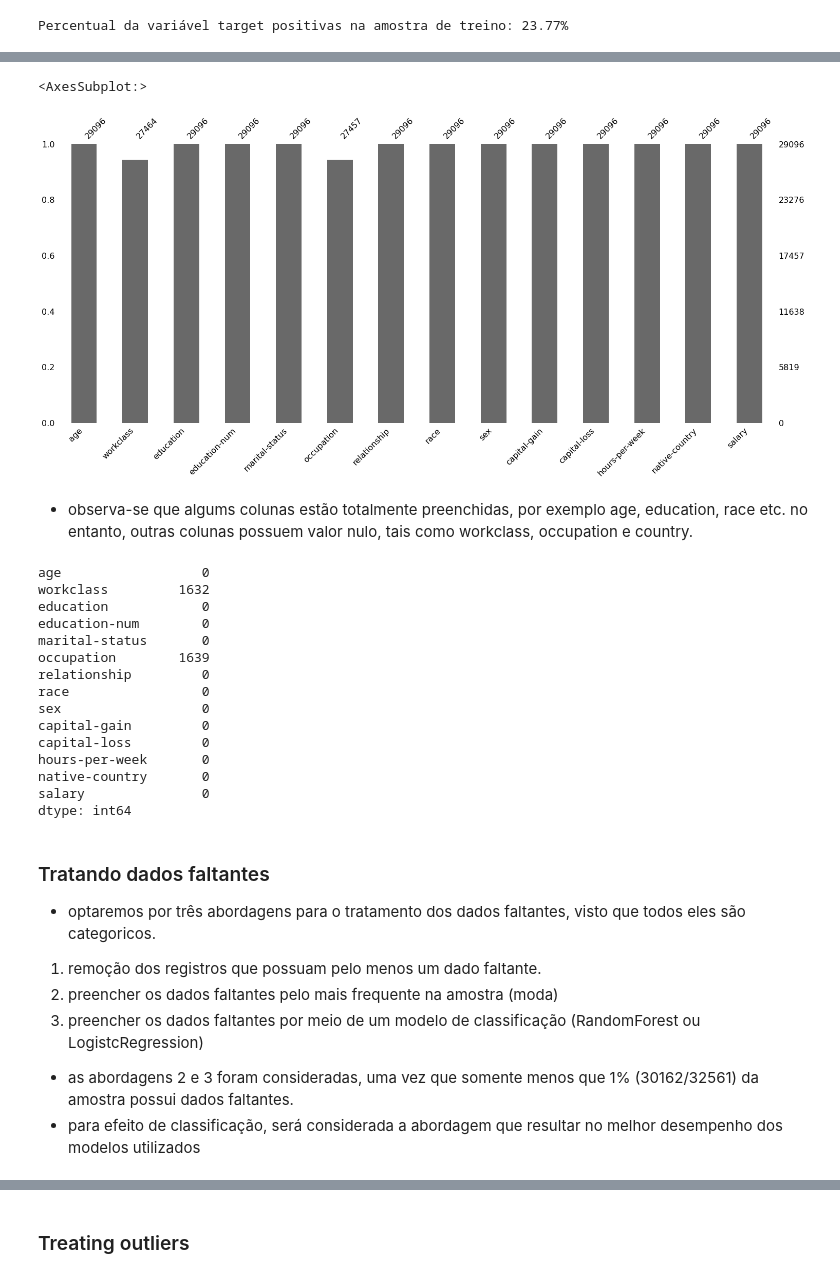
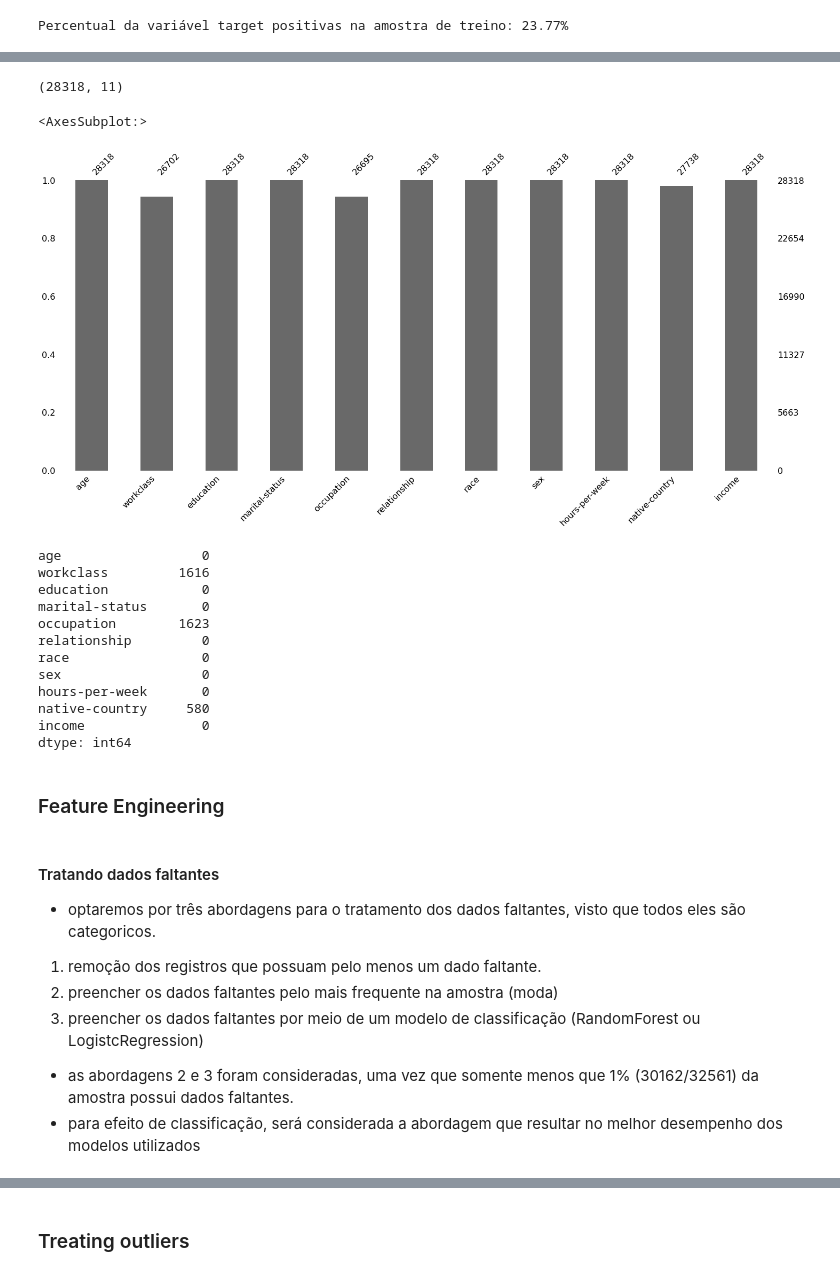
Before and after one commit to cazevedo1977/academico, a Jupyter notebook: doutorado/disciplinas/PCS5024 - Aprendizado Estatistico/homework1/adult.classification.ipynb, the cells around one changed output, grey strips where cells are left out. Cells and saved outputs as stored; diff of their text form; code cells hidden in the pictures.

Commit message:
trabalho classificação adult dataset

```diff
--- a/doutorado/disciplinas/PCS5024 - Aprendizado Estatistico/homework1/adult.classification.ipynb
+++ b/doutorado/disciplinas/PCS5024 - Aprendizado Estatistico/homework1/adult.classification.ipynb
@@ -115,11 +121,10 @@ def read_dataset(path):
     return pd.read_csv(
         path,
         index_col=None,
-
-        comment='|',  # test dataset has comment in it
-        skipinitialspace=True,  # Skip spaces after delimiter
-        na_values={              #identificamos que alguns atributos possuem '?'
-            'capital_gain': 99999,
+        comment='|',
+        skipinitialspace=True,
+        na_values={
+            'capital-gain': 99999,
             'workclass': '?',
             'native-country': '?',
             'occupation': '?',
@@ -127,26 +132,35 @@ def read_dataset(path):
     )
 
 def clean_dataset(data):
-    # Por algum motivo o dataset de teste tem um ponto (.) no final da coluna salary, sendo necessário remove-lo
-    data['salary'] = data.salary.str.rstrip('.')
+
+    #remove eventuais espaços vazios no inicio e/ou fim das colunas do tipo string 'object'
+    for i in data.columns:
+        if data[i].dtype=='object':
+            data[i] = data[i].str.strip()
+
+    # Por algum motivo o dataset de teste tem um ponto (.) no final do atributo target, sendo necessário remove-lo
+    data[target_column] = data.income.str.rstrip('.')
 
     # Remoção das colunas colunas abaixo, pois entendemos que elas não são
     # relevantes para classificação.
     data = data.drop('fnlwgt', axis=1)
-    data = data.drop('education.num', axis=1)
+    data = data.drop('education-num', axis=1)
     data = data.drop('capital-gain', axis=1)
     data = data.drop('capital-loss', axis=1)
 
-
-    # Duplicates might create biases during the analysis and
-    # during prediction stage they might give over-optimistic
-    # (or pessimistic) results.
+    # Registros duplicados podem gerar viés na analise e classificação,
+    # logo devem ser removidos
     data = data.drop_duplicates()
 
-    # Binarize target variable (>50K == 1 and <=50K == 0)
+    # "Binariza" o atributo target  (>50K == 1 e <=50K == 0)
     data[target_column] = (data[target_column] == '>50K').astype(int)
 
     return data
+
+train_data = clean_dataset(read_dataset(TRAIN_DATA_FILE))
+test_data = clean_dataset(read_dataset(TEST_DATA_FILE))
+
+data = train_data
 # %%
 train_data = clean_dataset(read_dataset(TRAIN_DATA_FILE))
 test_data = clean_dataset(read_dataset(TEST_DATA_FILE))
@@ -188,36 +191,33 @@ df = df.replace('?', np.nan)
 # %%
-df.info()
+data.shape
+# %% [output]
+(28318, 11)
 # %%
-df.shape
+#visualiza a quantidade de registros nulos por atributo
+msno.bar(data)
+# %% [output]
+<AxesSubplot:>
+[figure, added]
-# %%
-#visualiza a quantidade de registros nulos por atributo
-msno.bar(df)
-# %% [output]
-<AxesSubplot:>
-[figure, removed]
-# %% [markdown]
-- observa-se que algums colunas estão totalmente preenchidas, por exemplo age, education, race etc. no entanto, outras colunas possuem valor nulo, tais como workclass, occupation e country.
 # %%
 #total de registros nulos por atributo.
-df.isnull().sum()
+data.isnull().sum()
 # %% [output]
 age                  0
-workclass         1632
+workclass         1616
 education            0
-education-num        0
 marital-status       0
-occupation        1639
+occupation        1623
 relationship         0
 race                 0
 sex                  0
-capital-gain         0
-capital-loss         0
 hours-per-week       0
-native-country       0
-salary               0
+native-country     580
+income               0
 dtype: int64
+# %% [markdown]
+### Feature Engineering
 # %% [markdown]
-### Tratando dados faltantes
+#### Tratando dados faltantes
  - optaremos por três abordagens para o tratamento dos dados faltantes, visto que todos eles são categoricos.
  1. remoção dos registros que possuam pelo menos um dado faltante.
  2. preencher os dados faltantes pelo mais frequente na amostra (moda)
```
Also changed, not shown: parts of 59 cells of this notebook.
